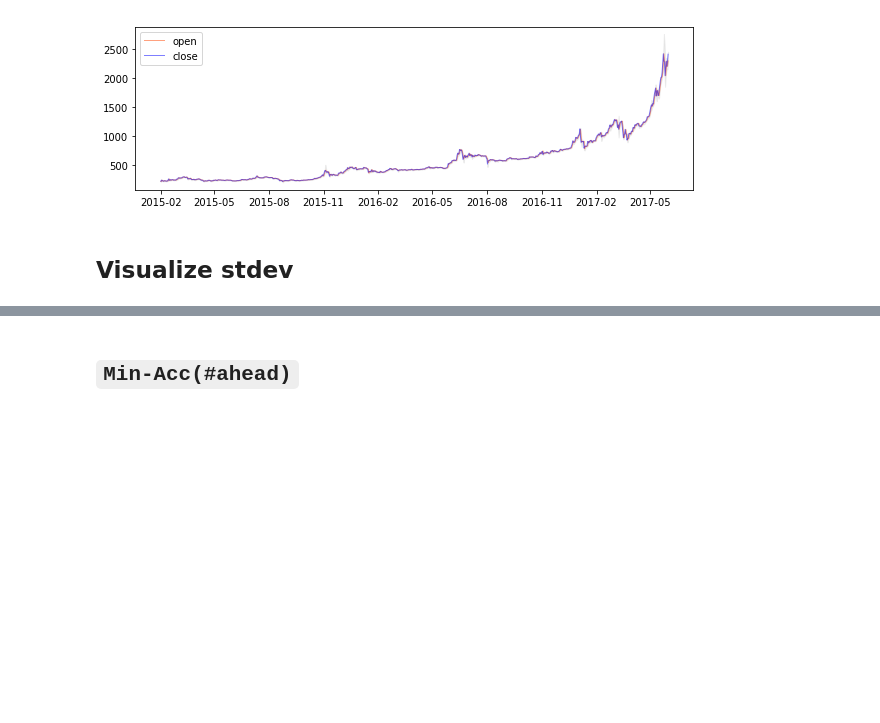
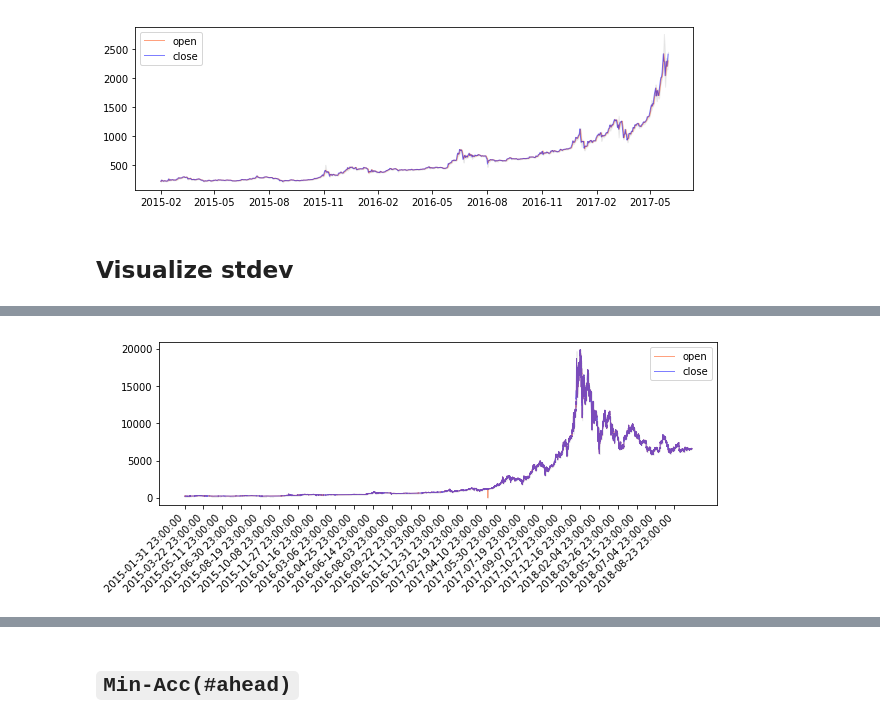
Before and after one commit to NeuronQ/udacity-capstone, a Jupyter notebook: predictive-goals.ipynb, the cells around one changed output, grey strips where cells are left out. Drawn from its saved outputs; the diff is of its cells as text; code cells hidden in the pictures; blank space fills up the shorter version.

```diff
--- a/predictive-goals.ipynb
+++ b/predictive-goals.ipynb
@@ -200 +205,5 @@ def plot_min_acc_by_ahead(data, ahead, min_eps_ct=0.15, mark_at=100):
+# %%
+simple_plot(data5m, xticks_span=30 * 24 * 60 // 3)
+# %% [output]
+[figure, added]
 # %%
```
Also changed, not shown: parts of 4 cells of this notebook, 19 other files.
